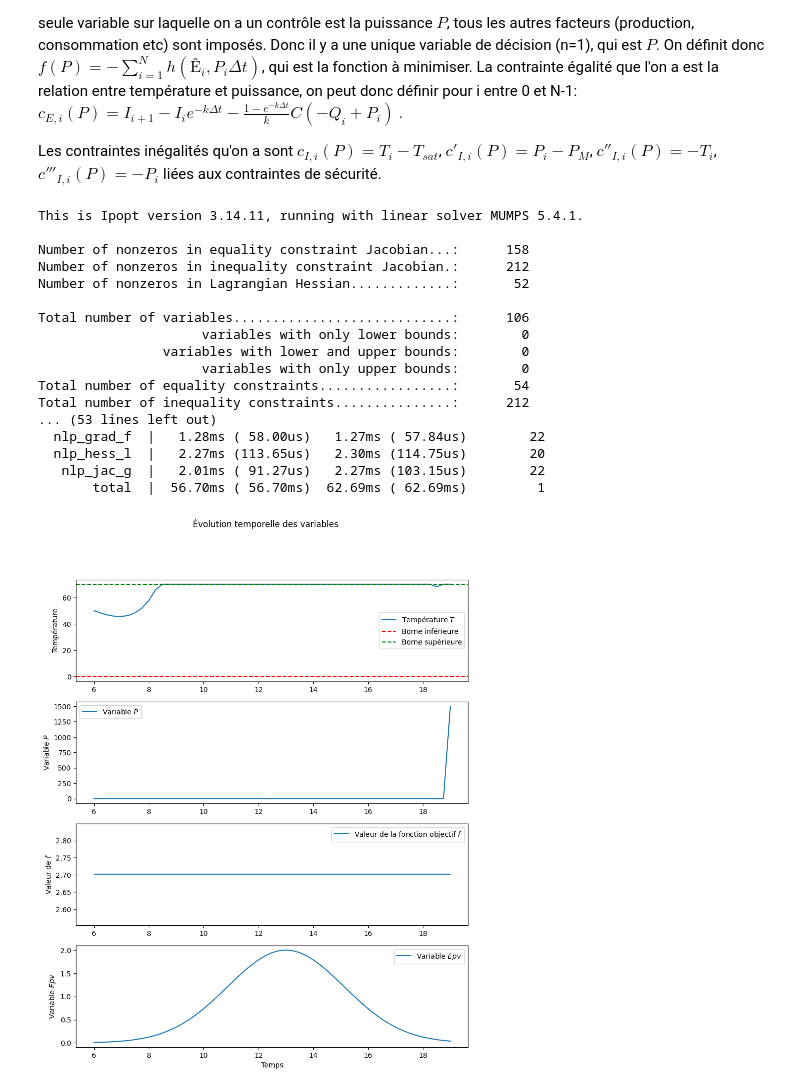
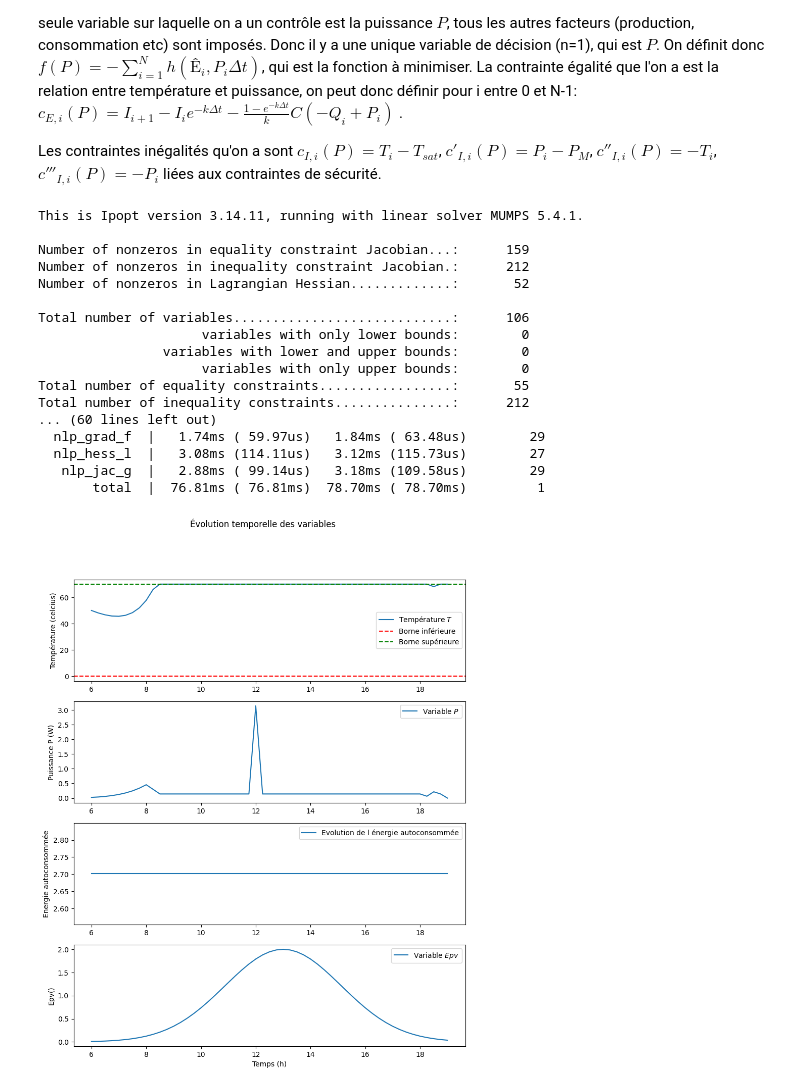
Before and after one commit to ofondeur/opti_projet, a Jupyter notebook: rendu.ipynb, the cells around one changed output. Drawn from its saved outputs; the diff is of its cells as text; code cells hidden in the pictures.

```diff
--- a/rendu.ipynb
+++ b/rendu.ipynb
@@ -61,8 +61,6 @@ import numpy as np
 import matplotlib.pyplot as plt
 import casadi as cs
 # %%
-
-
 t0,tf=6,19
 alpha=100
 k=0.2
@@ -98,6 +96,7 @@ for i in range (N):
     opti_cons.subject_to(-T[i]<=0)
 
 opti_cons.subject_to(T[N-1] == Tsat)
+opti_cons.subject_to(P[N-1] == 0)
 
 opti_cons.set_initial(T,Tin)
 opti_cons.solver('ipopt')
@@ -118,46 +117,46 @@ fig, axs = plt.subplots(4, 1, figsize=(10, 12))
 axs[0].plot(temps, T_values, label='Température $T$')
 axs[0].axhline(0, color='r', linestyle='--', label='Borne inférieure')
 axs[0].axhline(Tsat, color='g', linestyle='--', label='Borne supérieure')
-axs[0].set_ylabel('Température')
+axs[0].set_ylabel('Température (celcius)')
 axs[0].legend()
 
 # Tracer l'évolution temporelle de P
 axs[1].plot(temps, P_values, label='Variable $P$')
-axs[1].set_ylabel('Variable $P$')
+axs[1].set_ylabel('Puissance P (W)')
 axs[1].legend()
 
 # Tracer l'évolution temporelle de f
 axs[2].plot(temps, -f_value * np.ones_like(temps), label='Evolution de l énergie autoconsommée')
 axs[2].set_ylabel('Energie autoconsommée')
 axs[2].legend()
 
 # Tracer l'évolution temporelle de Epv
 axs[3].plot(temps, Epv, label='Variable $Epv$')
-axs[3].set_ylabel('Variable $Epv$')
-axs[3].set_xlabel('Temps')
+axs[3].set_ylabel('Epv()')
+axs[3].set_xlabel('Temps (h)')
 axs[3].legend()
 
 # Titre global
 plt.suptitle('Évolution temporelle des variables')
 
 # Afficher les graphiques
 plt.show()
 # %% [output]
 This is Ipopt version 3.14.11, running with linear solver MUMPS 5.4.1.
 
-Number of nonzeros in equality constraint Jacobian...:      158
+Number of nonzeros in equality constraint Jacobian...:      159
 Number of nonzeros in inequality constraint Jacobian.:      212
 Number of nonzeros in Lagrangian Hessian.............:       52
 
 Total number of variables............................:      106
                      variables with only lower bounds:        0
                 variables with lower and upper bounds:        0
                      variables with only upper bounds:        0
-Total number of equality constraints.................:       54
+Total number of equality constraints.................:       55
 Total number of inequality constraints...............:      212
-... (53 lines left out)
-  nlp_grad_f  |   1.28ms ( 58.00us)   1.27ms ( 57.84us)        22
-  nlp_hess_l  |   2.27ms (113.65us)   2.30ms (114.75us)        20
-   nlp_jac_g  |   2.01ms ( 91.27us)   2.27ms (103.15us)        22
-       total  |  56.70ms ( 56.70ms)  62.69ms ( 62.69ms)         1
+... (60 lines left out)
+  nlp_grad_f  |   1.74ms ( 59.97us)   1.84ms ( 63.48us)        29
+  nlp_hess_l  |   3.08ms (114.11us)   3.12ms (115.73us)        27
+   nlp_jac_g  |   2.88ms ( 99.14us)   3.18ms (109.58us)        29
+       total  |  76.81ms ( 76.81ms)  78.70ms ( 78.70ms)         1
-[figure, old version]
+[figure, new version]
```
